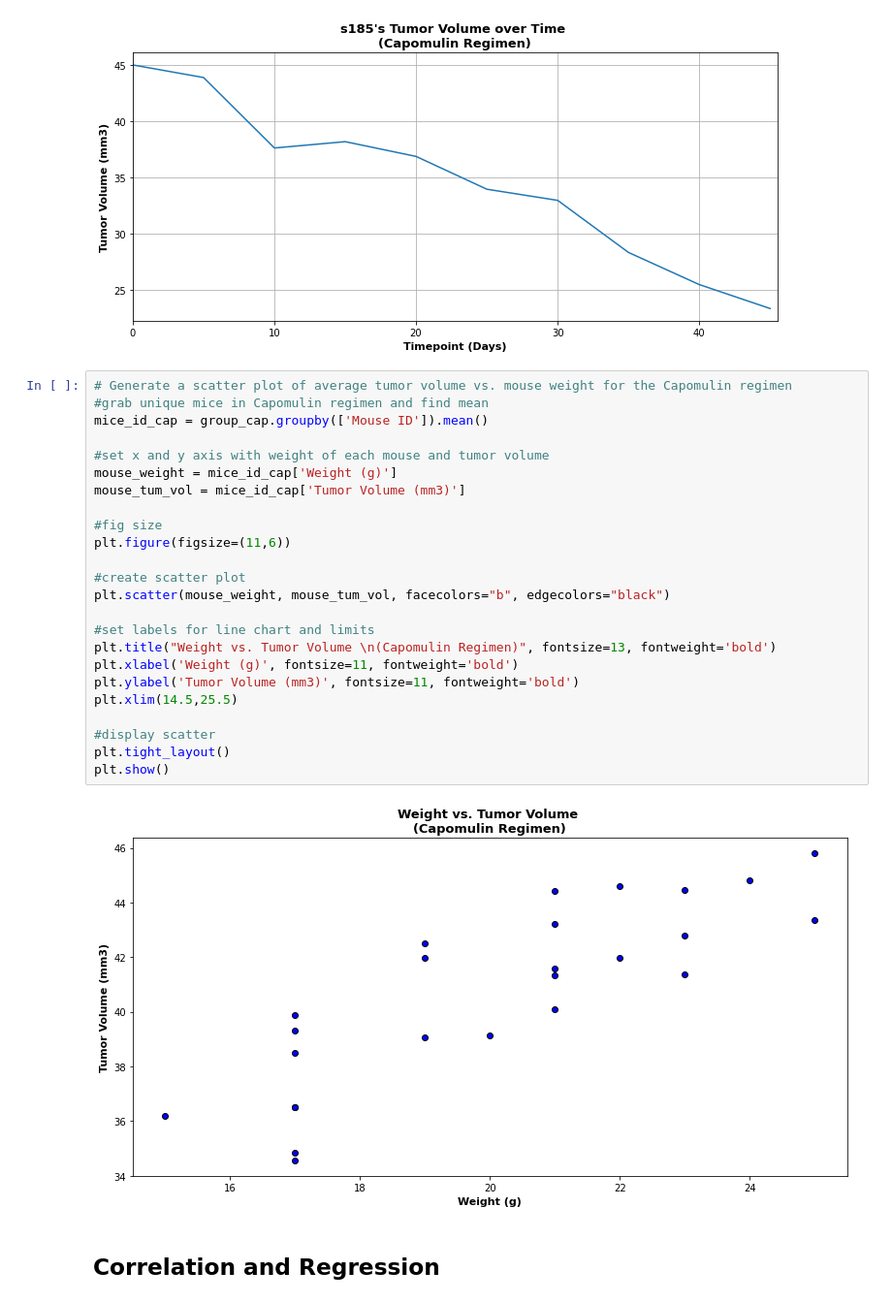
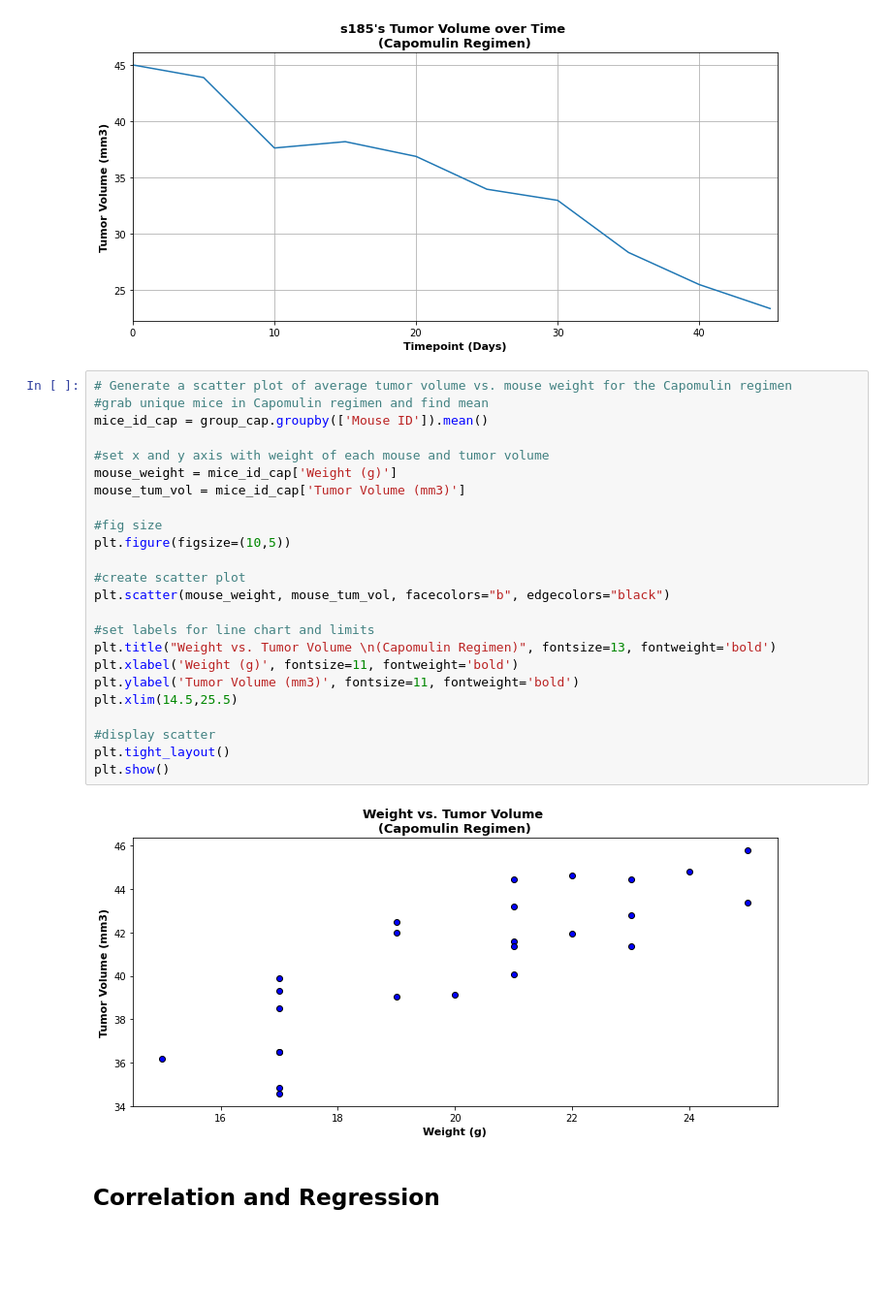
Before and after one commit to alexmartinez1745/Animal-Study-MatPlotLib, a Jupyter notebook: Pymaceuticals/pymaceuticals_starter.ipynb, the cells around one changed output. Shown: that part at 97% size. Cells and saved outputs as stored; diff of their text form; blank space fills up the shorter version.

```diff
--- a/Pymaceuticals/pymaceuticals_starter.ipynb
+++ b/Pymaceuticals/pymaceuticals_starter.ipynb
@@ -414,29 +414,29 @@ plt.show()
 # %%
 # Generate a scatter plot of average tumor volume vs. mouse weight for the Capomulin regimen
 #grab unique mice in Capomulin regimen and find mean
 mice_id_cap = group_cap.groupby(['Mouse ID']).mean()
 
 #set x and y axis with weight of each mouse and tumor volume
 mouse_weight = mice_id_cap['Weight (g)']
 mouse_tum_vol = mice_id_cap['Tumor Volume (mm3)']
 
 #fig size
-plt.figure(figsize=(11,6))
+plt.figure(figsize=(10,5))
 
 #create scatter plot
 plt.scatter(mouse_weight, mouse_tum_vol, facecolors="b", edgecolors="black")
 
 #set labels for line chart and limits
 plt.title("Weight vs. Tumor Volume \n(Capomulin Regimen)", fontsize=13, fontweight='bold')
 plt.xlabel('Weight (g)', fontsize=11, fontweight='bold')
 plt.ylabel('Tumor Volume (mm3)', fontsize=11, fontweight='bold')
 plt.xlim(14.5,25.5)
 
 #display scatter
 plt.tight_layout()
 plt.show()
 # %% [output]
-[figure, old version]
+[figure, new version]
 # %% [markdown]
 ## Correlation and Regression
 # %%
```
Also changed, not shown: parts of 1 cell of this notebook.
